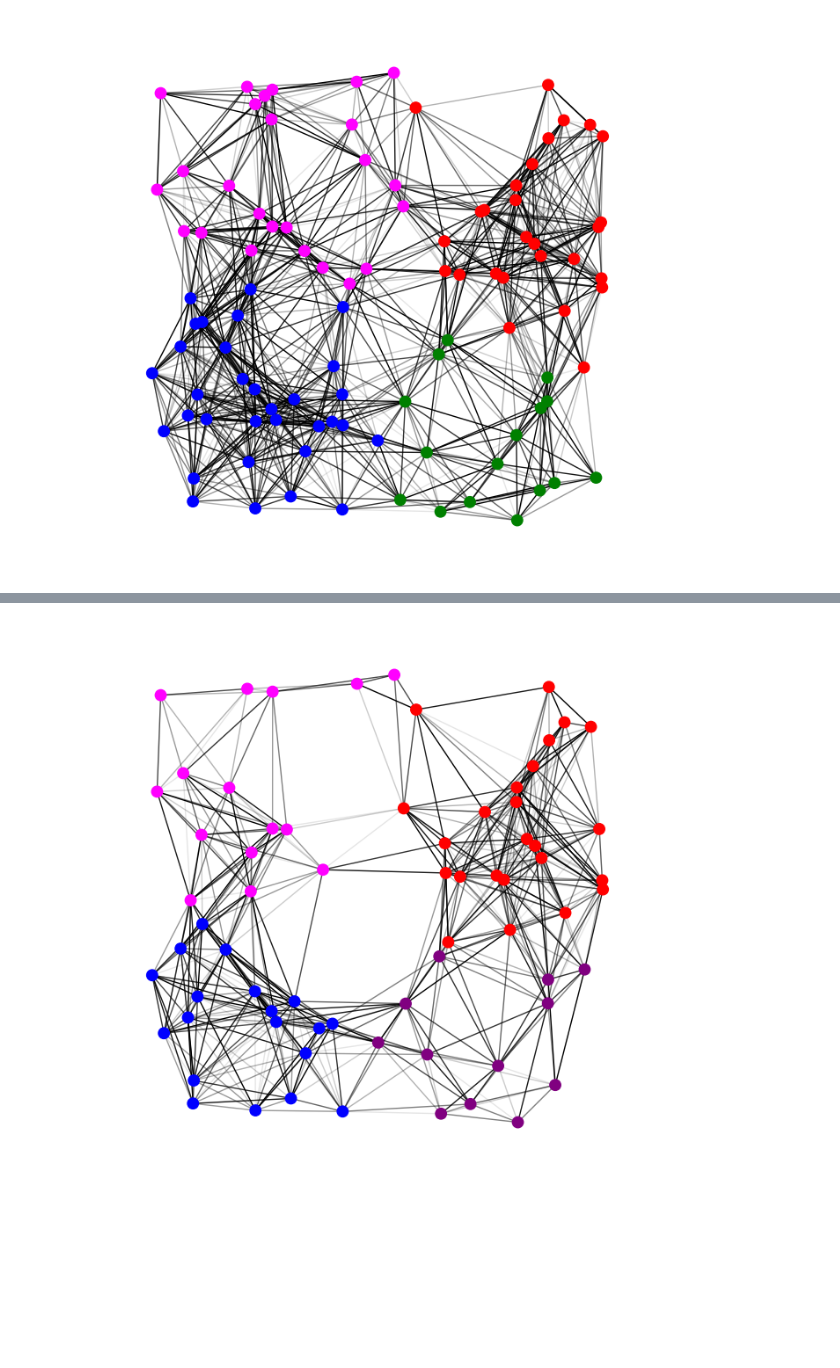
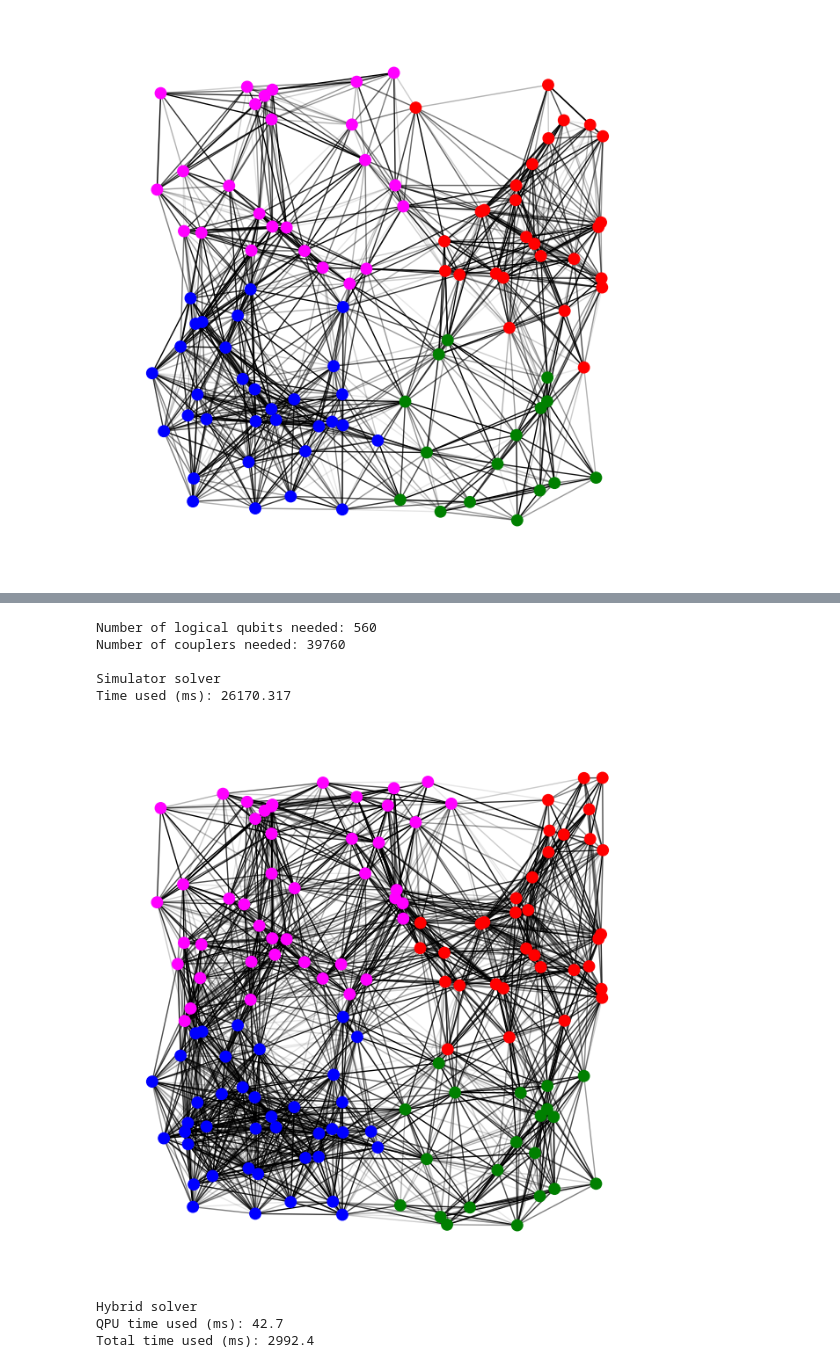
Before and after one commit to vuorenkoski/AQC, a Jupyter notebook: community_detection/community_detection.ipynb, the cells around one changed output, grey strips where cells are left out. Drawn from its saved outputs; the diff is of its cells as text; code cells hidden in the pictures; blank space fills up the shorter version.

Commit message:
new version of results

```diff
--- a/community_detection/community_detection.ipynb
+++ b/community_detection/community_detection.ipynb
@@ -325,0 +342,8 @@ Serving Inspector on http://127.0.0.1:18000/?problemId=4dcf1cb3-52c9-4ca3-924f-0
+# %%
+sampleset = LeapHybridSampler().sample(bqm)
+hyb_time = sampleset.info['qpu_access_time'] / 1000
+run_time = sampleset.info['run_time'] / 1000
+print('QPU time used (ms): {:.1f}'.format(hyb_time))
+print('Total time used (ms): {:.1f}\n'.format(run_time))
+nc = result_to_colors(G,sampleset.first.sample)
+print_graph(G, node_color=nc)
@@ -344,10 +372,26 @@ def solve_random_graph(seed, size=50, communities=4, fig_size=6):
     Q = create_qubo(G, communities, max_count)
     bqm = dimod.BinaryQuadraticModel(Q, 'BINARY')
     bqm = bqm.relabel_variables(labels, inplace=False)
+
+    print('\nNumber of logical qubits needed:',Q.shape[0])
+    print('Number of couplers needed:', len(bqm.quadratic))
+    print('\nSimulator solver')
     num_reads = 1000
+    ts = time.time()
     sampleset = SimulatedAnnealingSampler().sample(bqm, num_reads=num_reads)
+    det_time = (time.time()-ts)*1000
+    print('Time used (ms): {:.3f}\n'.format(det_time))
     nc = result_to_colors(G,sampleset.first.sample)
     print_graph(G, node_color=nc, fig_size=fig_size)
+
+    print('Hybrid solver')
+    sampleset = LeapHybridSampler().sample(bqm)
+    hyb_time = sampleset.info['qpu_access_time'] / 1000
+    run_time = sampleset.info['run_time'] / 1000
+    print('QPU time used (ms): {:.1f}'.format(hyb_time))
+    print('Total time used (ms): {:.1f}\n'.format(run_time))
+    nc = result_to_colors(G,sampleset.first.sample)
+    print_graph(G, node_color=nc)
 # %%
 solve_random_graph(0, fig_size=8)
 # %% [output]
@@ -363,4 +425,12 @@ solve_random_graph(42, size=70, communities=4, fig_size=8)
 # %%
-solve_random_graph(42, size=70, communities=6, fig_size=8)
+solve_random_graph(42, size=140, communities=4, fig_size=8)
 # %% [output]
+Number of logical qubits needed: 560
+Number of couplers needed: 39760
+
+Simulator solver
+Time used (ms): 26170.317
-[figure, old version]
+[figure, new version]
+Hybrid solver
+QPU time used (ms): 42.7
+Total time used (ms): 2992.4
```
Also changed, not shown: parts of 15 cells of this notebook, 4 other files.
